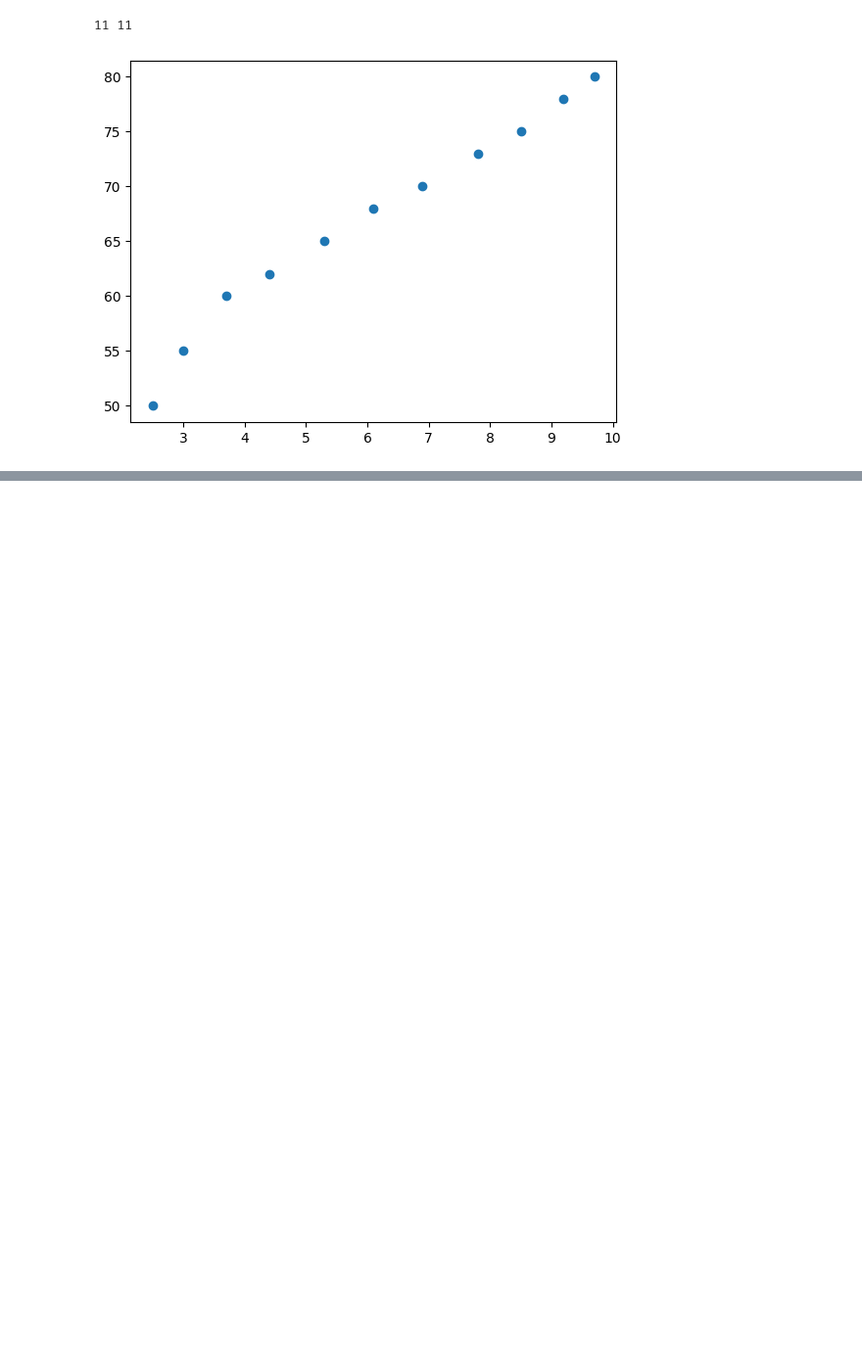
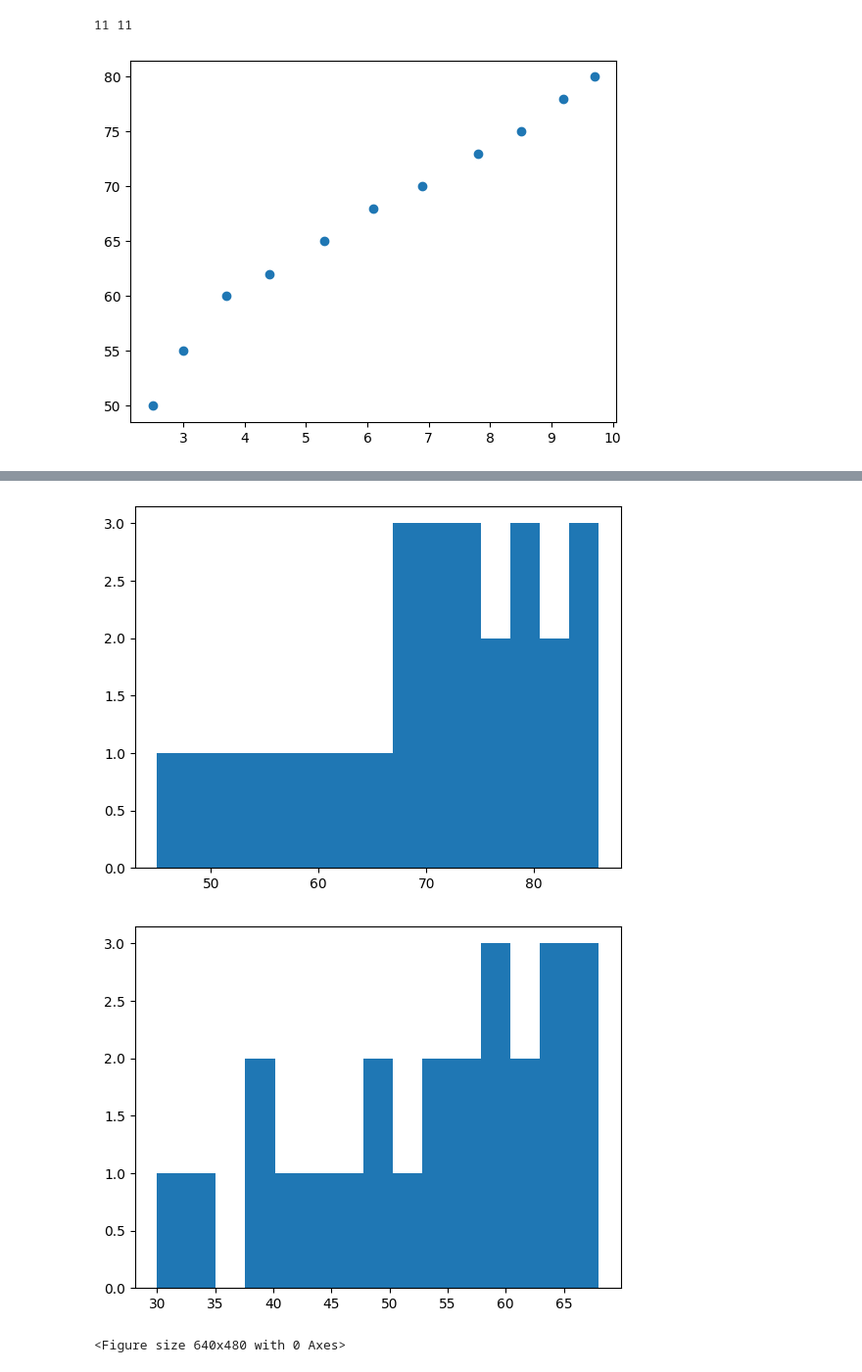
Before and after one commit to lachemontes/DS_python, a Jupyter notebook: notes/Intermediate/matplotlib.ipynb, the cells around one changed output, grey strips where cells are left out. Shown: that part at 98% size. Cells and saved outputs as stored; diff of their text form; code cells hidden in the pictures; blank space fills up the shorter version.

```diff
--- a/notes/Intermediate/matplotlib.ipynb
+++ b/notes/Intermediate/matplotlib.ipynb
@@ -157,0 +216,24 @@ plt.show()
+# %%
+life_exp = [45, 50, 52, 55, 57, 60, 62, 65, 67, 68, 69, 70, 71, 72, 73, 74,
+            75, 76, 77, 78, 79, 80, 81, 82, 84, 85, 86]
+
+life_exp1950 = [30, 35, 38, 40, 42, 45, 47, 48, 50, 52, 53, 55, 56, 57, 58, 59,
+                60, 61, 62, 63, 64, 65, 66, 67, 68]
+# %%
+# Histogram of life_exp, 15 bins
+
+plt.hist(life_exp, bins=15)
+# Show and clear plot
+plt.show()
+plt.clf()
+
+# Histogram of life_exp1950, 15 bins
+plt.hist(life_exp1950, bins=15)
+
+# Show and clear plot again
+plt.show()
+plt.clf()
+# %% [output]
+[figure, added]
+[figure, added]
+<Figure size 640x480 with 0 Axes>
```
Also changed, not shown: parts of 9 cells of this notebook, 1 other file.
